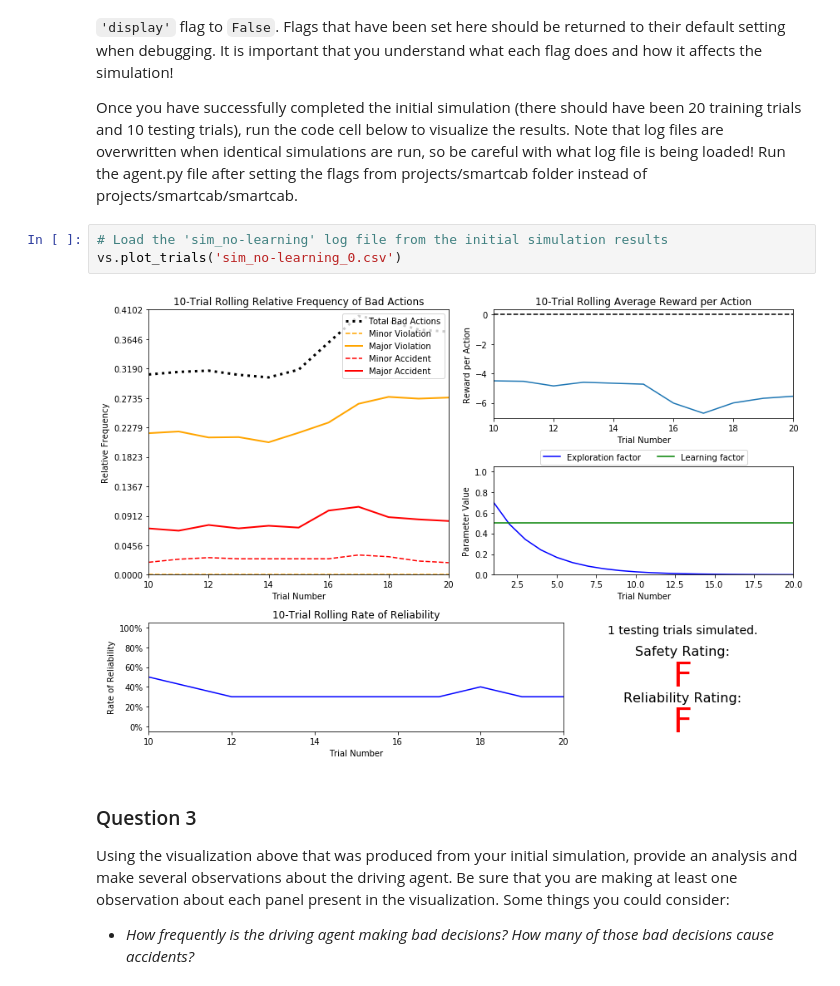
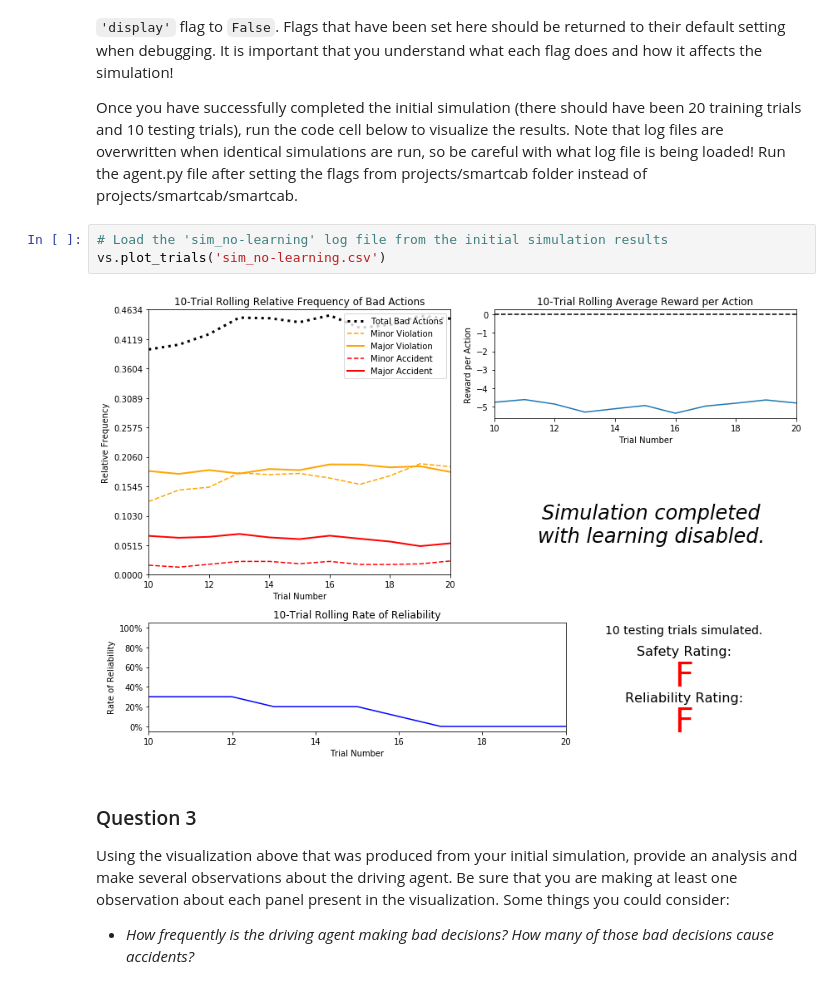
Before and after one commit to tingtingr/machine-learning, a Jupyter notebook: projects/smartcab/smartcab.ipynb, the cells around one changed output. Cells and saved outputs as stored; diff of their text form.

```diff
--- a/projects/smartcab/smartcab.ipynb
+++ b/projects/smartcab/smartcab.ipynb
@@ -106,9 +106,9 @@ Once you have successfully completed the initial simulation (there should have b
 Run the agent.py file after setting the flags from projects/smartcab folder instead of projects/smartcab/smartcab.
 # %%
 # Load the 'sim_no-learning' log file from the initial simulation results
-vs.plot_trials('sim_no-learning_0.csv')
+vs.plot_trials('sim_no-learning.csv')
 # %% [output]
-[figure, old version]
+[figure, new version]
 # %% [markdown]
 ### Question 3
 Using the visualization above that was produced from your initial simulation, provide an analysis and make several observations about the driving agent. Be sure that you are making at least one observation about each panel present in the visualization. Some things you could consider:
```
Also changed, not shown: parts of 5 cells of this notebook, 7 other files.
